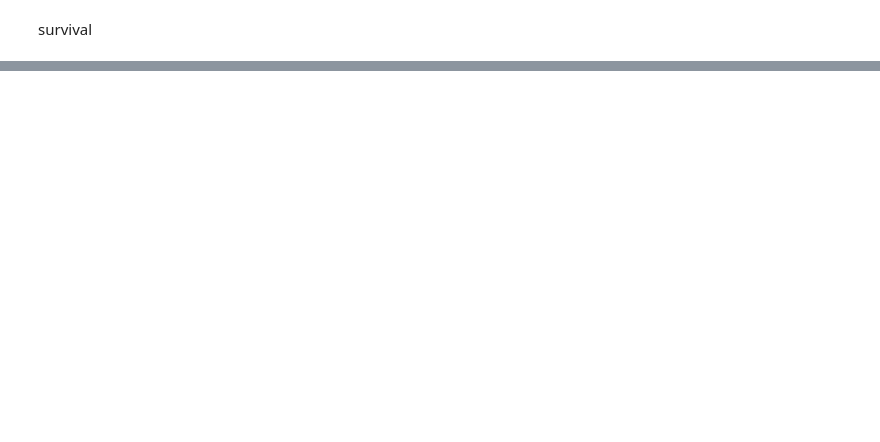
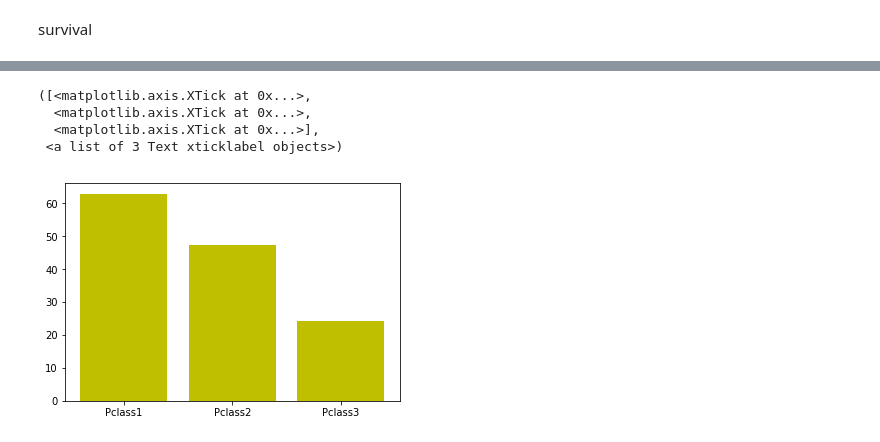
Before and after one commit to AjayKarki/DWIT_Module3, a Jupyter notebook: Pandas Practice.ipynb, the cells around one changed output, grey strips where cells are left out. Cells and saved outputs as stored; diff of their text form; code cells hidden in the pictures; blank space fills up the shorter version.

```diff
--- a/Pandas Practice.ipynb
+++ b/Pandas Practice.ipynb
@@ -985,0 +1024,9 @@ survival
+# %%
+plt.bar(pc.index,pc,color='y')
+plt.xticks(pc.index,["Pclass"+str(x) for x in pc.index])
+# %% [output]
+([<matplotlib.axis.XTick at 0x...>,
+  <matplotlib.axis.XTick at 0x...>,
+  <matplotlib.axis.XTick at 0x...>],
+ <a list of 3 Text xticklabel objects>)
+[figure, added]
```
Also changed, not shown: parts of 26 cells of this notebook, 5 other files.
